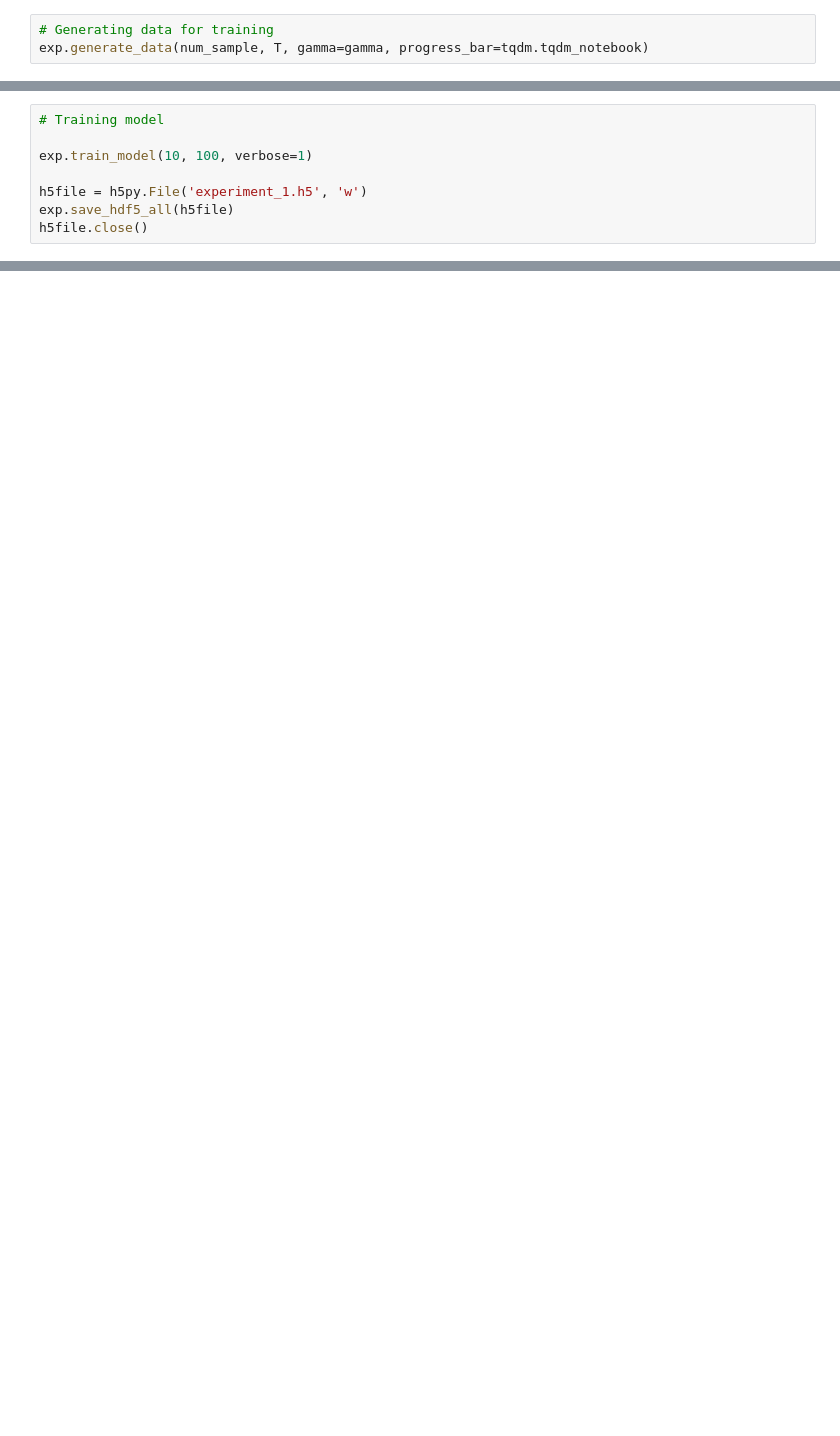
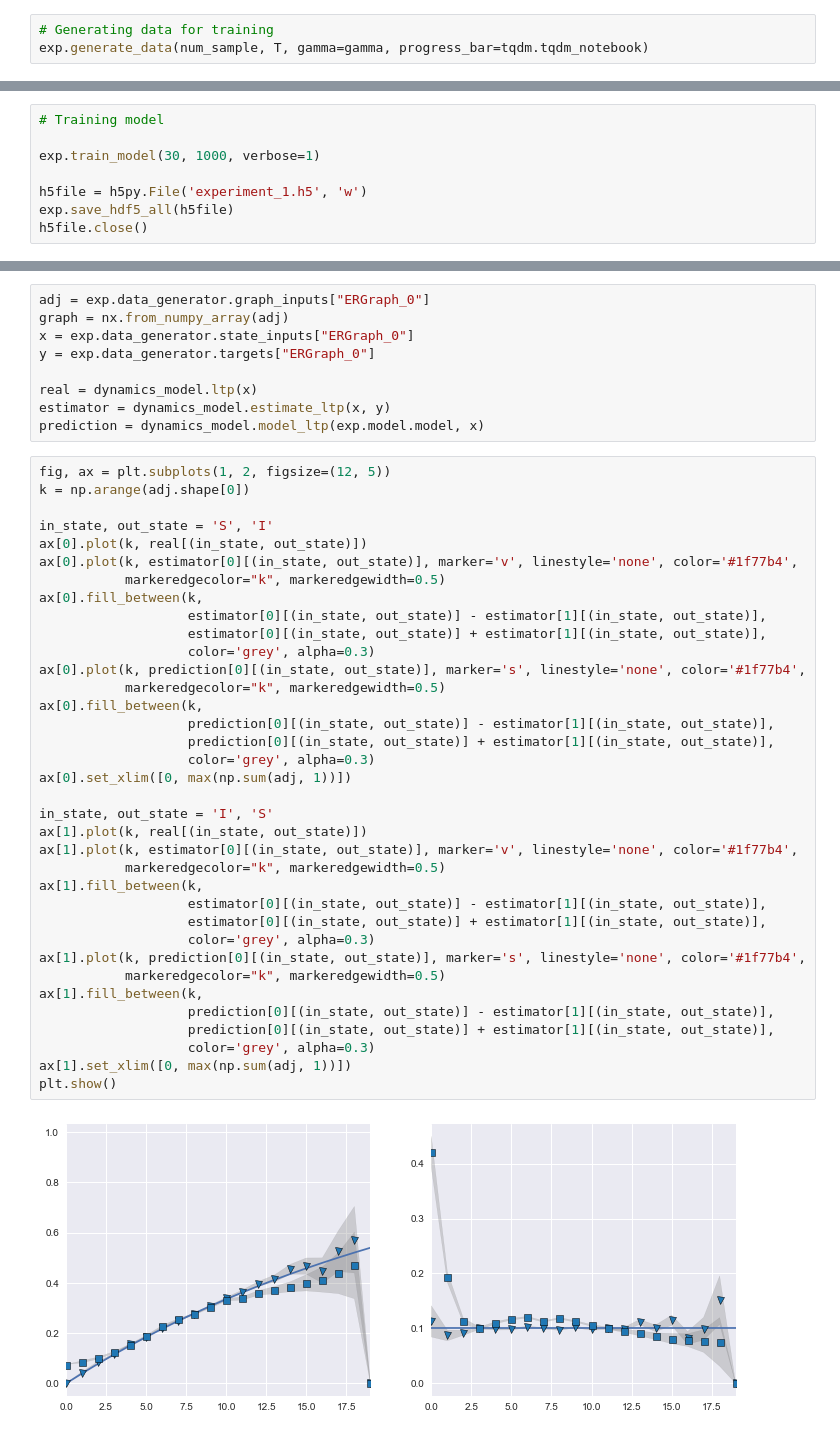
Before and after one commit to charlesmurphy1/dynalearn, a Jupyter notebook: notebooks/gat_newInterface.ipynb, the cells around one changed output, grey strips where cells are left out. Cells and saved outputs as stored; diff of their text form; blank space fills up the shorter version.

```diff
--- a/notebooks/gat_newInterface.ipynb
+++ b/notebooks/gat_newInterface.ipynb
@@ -76,7 +103,7 @@ exp.generate_data(num_sample, T, gamma=gamma, progress_bar=tqdm.tqdm_notebook)
 # %%
 # Training model
 
-exp.train_model(10, 100, verbose=1)
+exp.train_model(30, 1000, verbose=1)
 
 h5file = h5py.File('experiment_1.h5', 'w')
 exp.save_hdf5_all(h5file)
@@ -108,0 +129,47 @@ h5file.close()
+# %%
+adj = exp.data_generator.graph_inputs["ERGraph_0"]
+graph = nx.from_numpy_array(adj)
+x = exp.data_generator.state_inputs["ERGraph_0"]
+y = exp.data_generator.targets["ERGraph_0"]
+
+real = dynamics_model.ltp(x)
+estimator = dynamics_model.estimate_ltp(x, y)
+prediction = dynamics_model.model_ltp(exp.model.model, x)
+# %%
+fig, ax = plt.subplots(1, 2, figsize=(12, 5))
+k = np.arange(adj.shape[0])
+
+in_state, out_state = 'S', 'I'
+ax[0].plot(k, real[(in_state, out_state)])
+ax[0].plot(k, estimator[0][(in_state, out_state)], marker='v', linestyle='none', color='#1f77b4',
+           markeredgecolor="k", markeredgewidth=0.5)
+ax[0].fill_between(k,
+                   estimator[0][(in_state, out_state)] - estimator[1][(in_state, out_state)],
+                   estimator[0][(in_state, out_state)] + estimator[1][(in_state, out_state)],
+                   color='grey', alpha=0.3)
+ax[0].plot(k, prediction[0][(in_state, out_state)], marker='s', linestyle='none', color='#1f77b4',
+           markeredgecolor="k", markeredgewidth=0.5)
+ax[0].fill_between(k,
+                   prediction[0][(in_state, out_state)] - estimator[1][(in_state, out_state)],
+                   prediction[0][(in_state, out_state)] + estimator[1][(in_state, out_state)],
+                   color='grey', alpha=0.3)
+ax[0].set_xlim([0, max(np.sum(adj, 1))])
+
+in_state, out_state = 'I', 'S'
+ax[1].plot(k, real[(in_state, out_state)])
+ax[1].plot(k, estimator[0][(in_state, out_state)], marker='v', linestyle='none', color='#1f77b4',
+           markeredgecolor="k", markeredgewidth=0.5)
+ax[1].fill_between(k,
+                   estimator[0][(in_state, out_state)] - estimator[1][(in_state, out_state)],
+                   estimator[0][(in_state, out_state)] + estimator[1][(in_state, out_state)],
+                   color='grey', alpha=0.3)
+ax[1].plot(k, prediction[0][(in_state, out_state)], marker='s', linestyle='none', color='#1f77b4',
+           markeredgecolor="k", markeredgewidth=0.5)
+ax[1].fill_between(k,
+                   prediction[0][(in_state, out_state)] - estimator[1][(in_state, out_state)],
+                   prediction[0][(in_state, out_state)] + estimator[1][(in_state, out_state)],
+                   color='grey', alpha=0.3)
+ax[1].set_xlim([0, max(np.sum(adj, 1))])
+plt.show()
+# %% [output]
+[figure, added]
```
Also changed, not shown: parts of 8 cells of this notebook, 17 other files.
